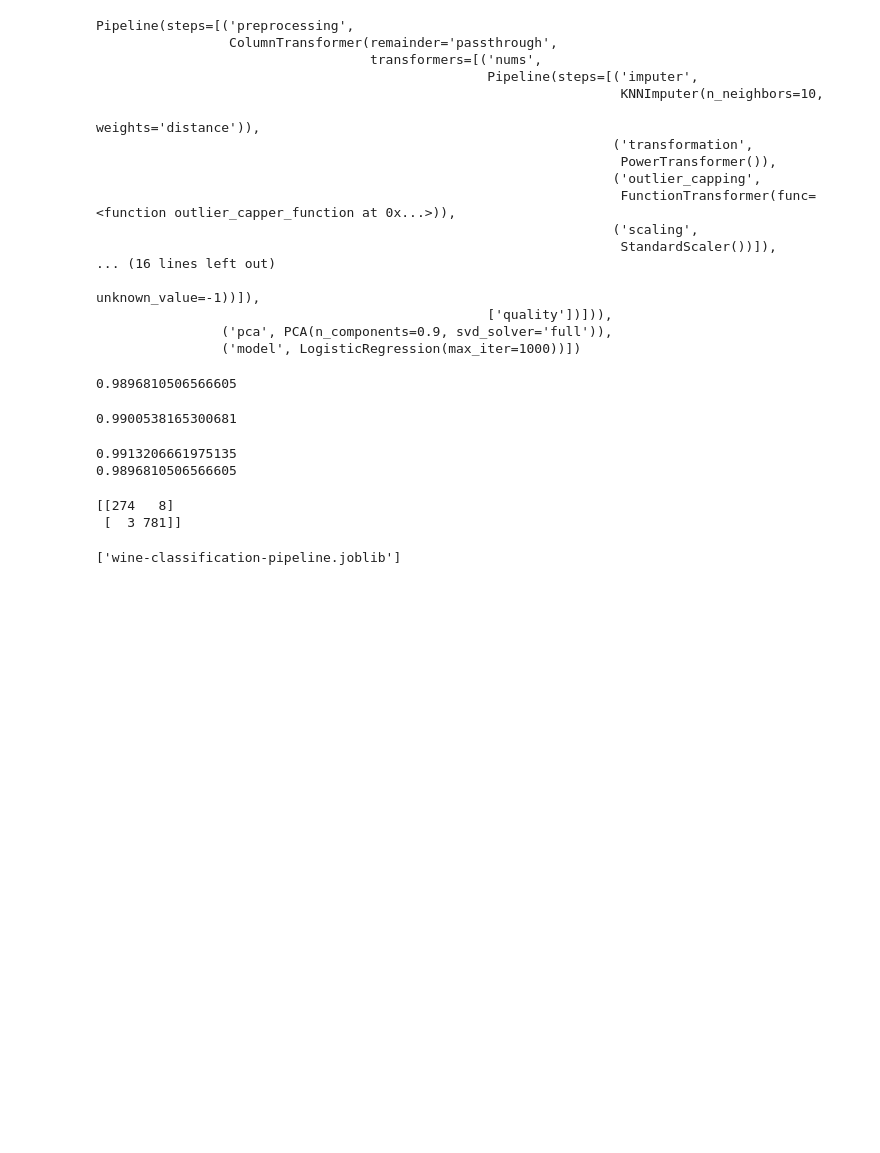
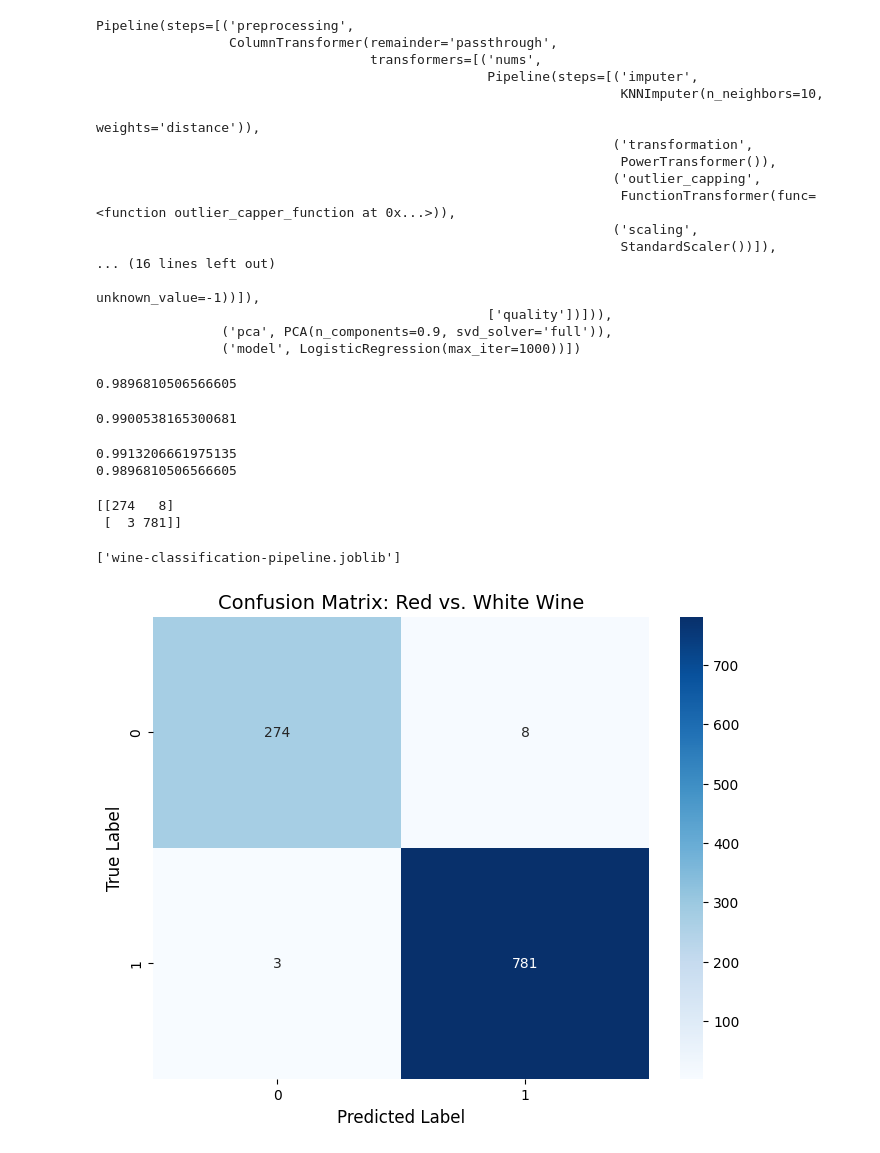
Before and after one commit to Bharat2310/ML-learning, a Jupyter notebook: feature_scaling/day49.ipynb, the cells around one changed output. Saved outputs shown, nothing was run; the diff lists cells and outputs as text; code cells hidden in the pictures; blank space fills up the shorter version.

```diff
--- a/feature_scaling/day49.ipynb
+++ b/feature_scaling/day49.ipynb
@@ -259,3 +259,31 @@ print(confusion_matrix(y_true=Ytest, y_pred=pred))
 joblib.dump(pipe, "wine-classification-pipeline.joblib")
 # %% [output]
 ['wine-classification-pipeline.joblib']
+# %%
+import seaborn as sns
+import matplotlib.pyplot as plt
+from sklearn.metrics import confusion_matrix
+
+# 1. Generate the matrix
+cm = confusion_matrix(Ytest, pred)
+
+# 2. Plotting
+plt.figure(figsize=(8, 6))
+
+# Create the heatmap
+sns.heatmap(cm,
+            annot=True,         # Show numbers inside squares
+            fmt='d',            # Format as integer (no decimals)
+            cmap='Blues',       # Color scheme (try 'Reds' or 'Greens' too)
+            xticklabels=le.classes_,  # Label columns as 'Red'/'White'
+            yticklabels=le.classes_)  # Label rows as 'Red'/'White'
+
+# 3. Add Labels
+plt.xlabel('Predicted Label', fontsize=12)
+plt.ylabel('True Label', fontsize=12)
+plt.title('Confusion Matrix: Red vs. White Wine', fontsize=14)
+
+# 4. Show it
+plt.show()
+# %% [output]
+[figure, added]
```
